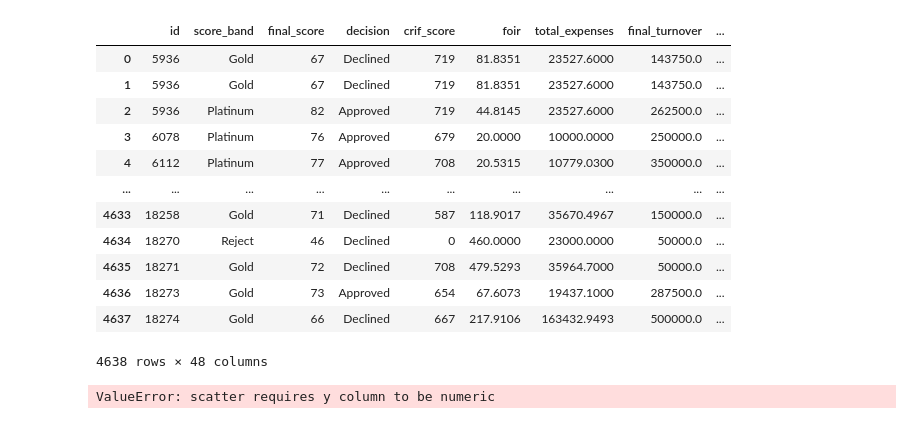
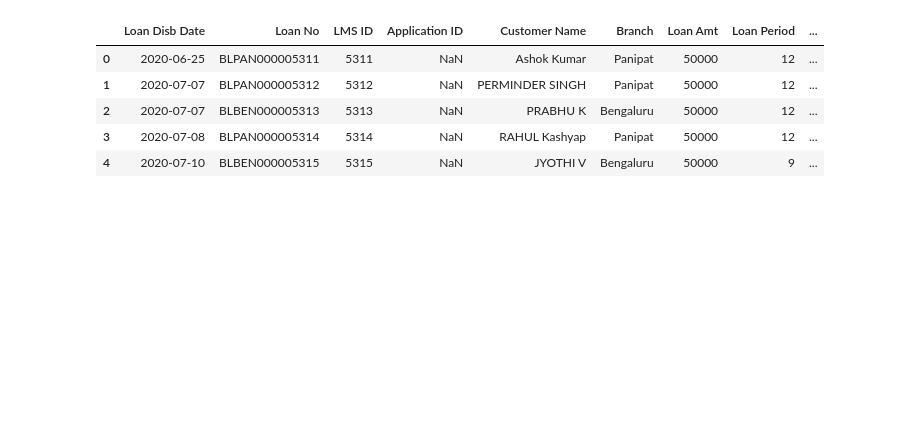
Before and after one commit to ash-captain26/githubtest, a Jupyter notebook: Untitled.ipynb, the cells around one changed output. Cells and saved outputs as stored; diff of their text form; code cells hidden in the pictures; blank space fills up the shorter version.

```diff
--- a/Untitled.ipynb
+++ b/Untitled.ipynb
@@ -42,16 +18,0 @@ left_join=pd.merge(df,df1,on="LAN",how="left")
-# %%
-left_join
-# %% [output]
-|  | id | score_band | final_score | decision | crif_score | foir | total_expenses | final_turnover | ... |
-| 0 | 5936 | Gold | 67 | Declined | 719 | 81.8351 | 23527.6000 | 143750.0 | ... |
-| 1 | 5936 | Gold | 67 | Declined | 719 | 81.8351 | 23527.6000 | 143750.0 | ... |
-| 2 | 5936 | Platinum | 82 | Approved | 719 | 44.8145 | 23527.6000 | 262500.0 | ... |
-| 3 | 6078 | Platinum | 76 | Approved | 679 | 20.0000 | 10000.0000 | 250000.0 | ... |
-| 4 | 6112 | Platinum | 77 | Approved | 708 | 20.5315 | 10779.0300 | 350000.0 | ... |
-| ... | ... | ... | ... | ... | ... | ... | ... | ... | ... |
-| 4633 | 18258 | Gold | 71 | Declined | 587 | 118.9017 | 35670.4967 | 150000.0 | ... |
-| 4634 | 18270 | Reject | 46 | Declined | 0 | 460.0000 | 23000.0000 | 50000.0 | ... |
-| 4635 | 18271 | Gold | 72 | Declined | 708 | 479.5293 | 35964.7000 | 50000.0 | ... |
-| 4636 | 18273 | Gold | 73 | Approved | 654 | 67.6073 | 19437.1000 | 287500.0 | ... |
-| 4637 | 18274 | Gold | 66 | Declined | 667 | 217.9106 | 163432.9493 | 500000.0 | ... |
-4638 rows × 48 columns
@@ -60,4 +19,12 @@ import matplotlib.pyplot as plt
-# %%
-left_join.plot.scatter(x='foir',y='LAN')
-# %% [output]
-ValueError: scatter requires y column to be numeric
+# %%
+df_para=pd.merge(df,df2,on='Loan No',how='left')
+df_mis=pd.merge(df1,df2,on='Loan No',how='left')
+# %%
+df_para.head()
+# %% [output]
+|  | Loan Disb Date | Loan No | LMS ID | Application ID | Customer Name | Branch | Loan Amt | Loan Period | ... |
+| 0 | 2020-06-25 | BLPAN000005311 | 5311 | NaN | Ashok Kumar | Panipat | 50000 | 12 | ... |
+| 1 | 2020-07-07 | BLPAN000005312 | 5312 | NaN | PERMINDER SINGH | Panipat | 50000 | 12 | ... |
+| 2 | 2020-07-07 | BLBEN000005313 | 5313 | NaN | PRABHU K | Bengaluru | 50000 | 12 | ... |
+| 3 | 2020-07-08 | BLPAN000005314 | 5314 | NaN | RAHUL Kashyap | Panipat | 50000 | 12 | ... |
+| 4 | 2020-07-10 | BLBEN000005315 | 5315 | NaN | JYOTHI V | Bengaluru | 50000 | 9 | ... |
```
Also changed, not shown: parts of 19 cells of this notebook.
